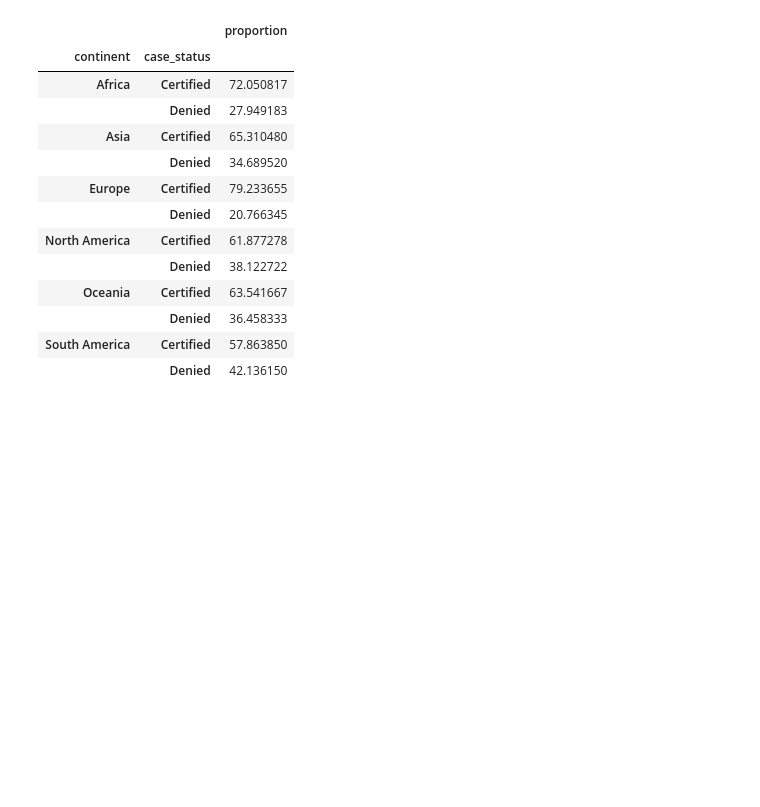
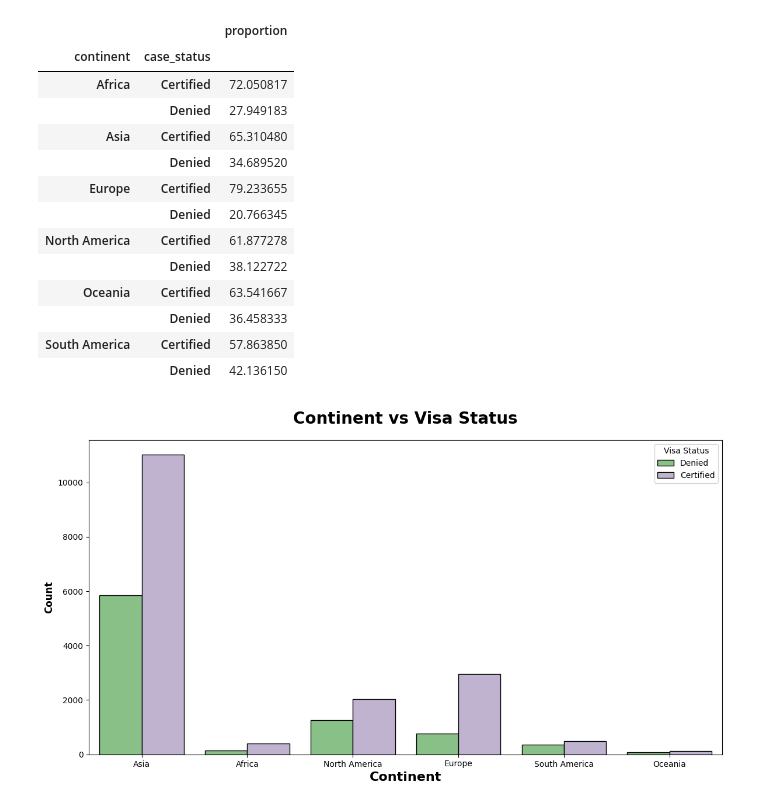
Before and after one commit to HoangKhanhTung0111/MLOPS-Project-US-Visa, a Jupyter notebook: notebook/1_EDA_US_visa.ipynb, the cells around one changed output. Drawn from its saved outputs; the diff is of its cells as text; code cells hidden in the pictures; blank space fills up the shorter version.

```diff
--- a/notebook/1_EDA_US_visa.ipynb
+++ b/notebook/1_EDA_US_visa.ipynb
@@ -347,3 +347,13 @@ df.groupby('continent')['case_status'].value_counts(normalize=True).to_frame()*1
 |  | Denied | 36.458333 |
 | South America | Certified | 57.863850 |
 |  | Denied | 42.136150 |
+# %%
+plt.subplots(figsize=(14, 7)) # subplots: create a frame, plot: draw the plot in the frame
+sns.countplot(data=df, x='continent', hue='case_status', palette='Accent', ec='black')# hue: split color based on case_status, ec: edge color (màu viền)
+plt.ylabel('Count', weight='bold', fontsize=12)
+plt.xlabel('Continent', weight='bold', fontsize=16)
+plt.title("Continent vs Visa Status", weight="bold",fontsize=20, pad=20)
+plt.legend(title='Visa Status', fancybox=True) # Bảng chú giải, fancybox: bo tròn góc
+plt.show()
+# %% [output]
+[figure, added]
```
Also changed, not shown: parts of 5 cells of this notebook, 1 other file.
